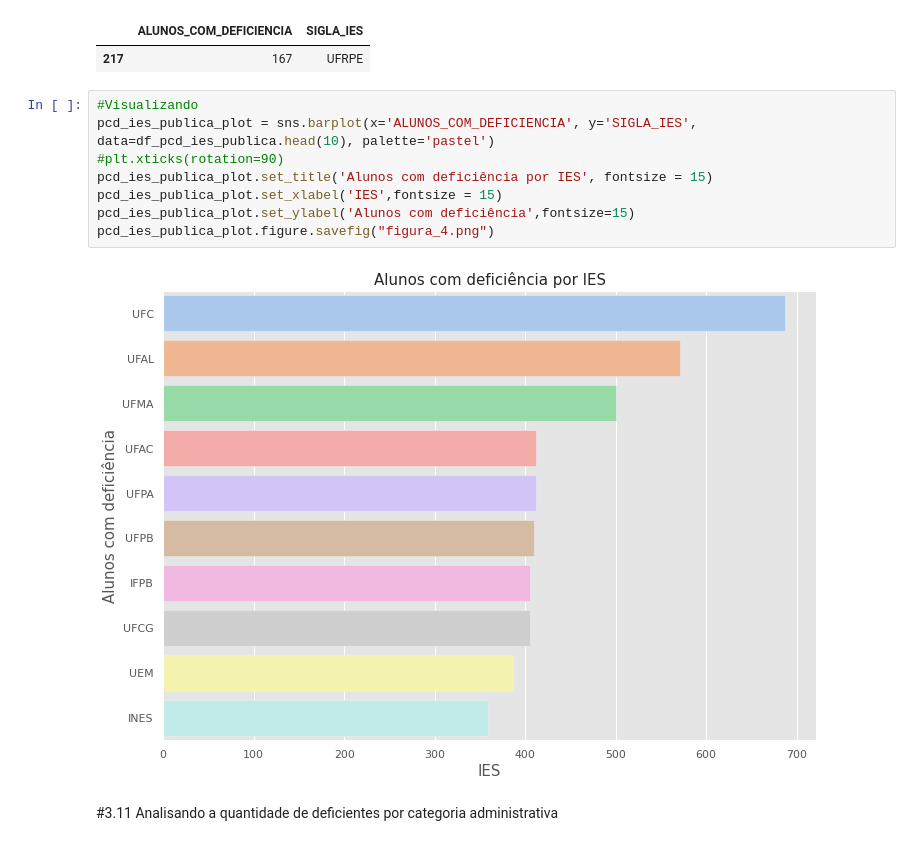
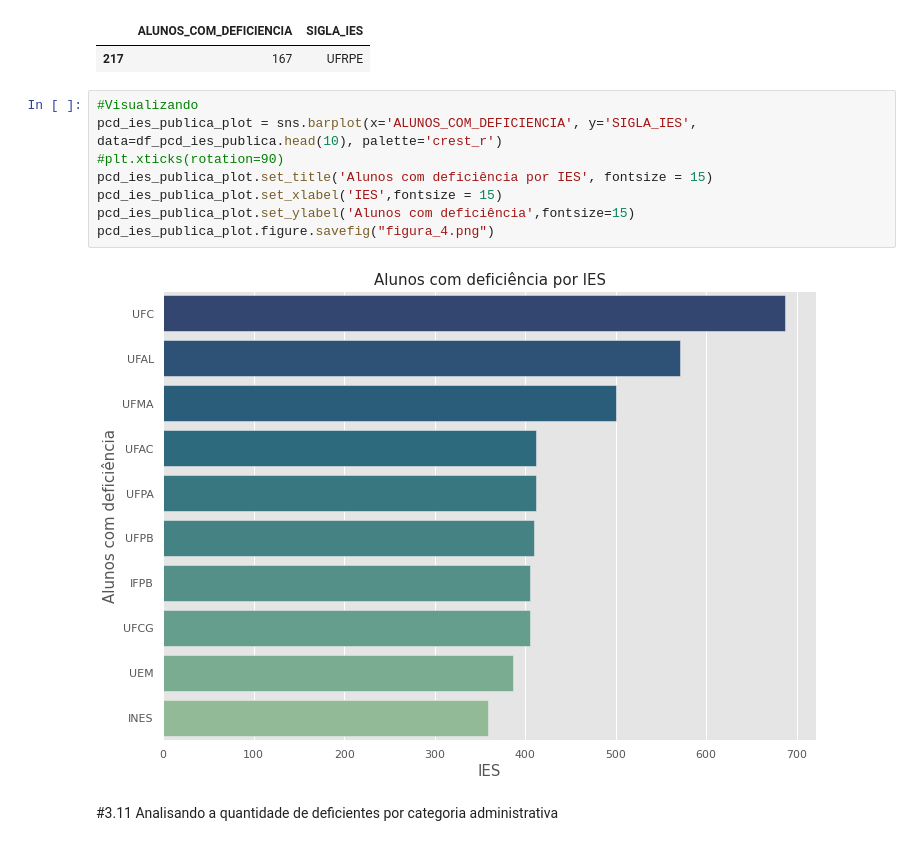
Before and after one commit to roxacarv/edulearn, a Jupyter notebook: Edulearn.ipynb, the cells around one changed output. Cells and saved outputs as stored; diff of their text form.

```diff
--- a/Edulearn.ipynb
+++ b/Edulearn.ipynb
@@ -1477,14 +1473,14 @@ df_pcd_ies_publica.loc[df_pcd_ies_publica['SIGLA_IES'] == 'UFRPE']
 | 217 | 167 | UFRPE |
 # %%
 #Visualizando
-pcd_ies_publica_plot = sns.barplot(x='ALUNOS_COM_DEFICIENCIA', y='SIGLA_IES', data=df_pcd_ies_publica.head(10), palette='pastel')
+pcd_ies_publica_plot = sns.barplot(x='ALUNOS_COM_DEFICIENCIA', y='SIGLA_IES', data=df_pcd_ies_publica.head(10), palette='crest_r')
 #plt.xticks(rotation=90)
 pcd_ies_publica_plot.set_title('Alunos com deficiência por IES', fontsize = 15)
 pcd_ies_publica_plot.set_xlabel('IES',fontsize = 15)
 pcd_ies_publica_plot.set_ylabel('Alunos com deficiência',fontsize=15)
 pcd_ies_publica_plot.figure.savefig("figura_4.png")
 # %% [output]
-[figure, old version]
+[figure, new version]
 # %% [markdown]
 #3.11 Analisando a quantidade de deficientes por categoria administrativa
 # %%
```
Also changed, not shown: parts of 54 cells of this notebook.
